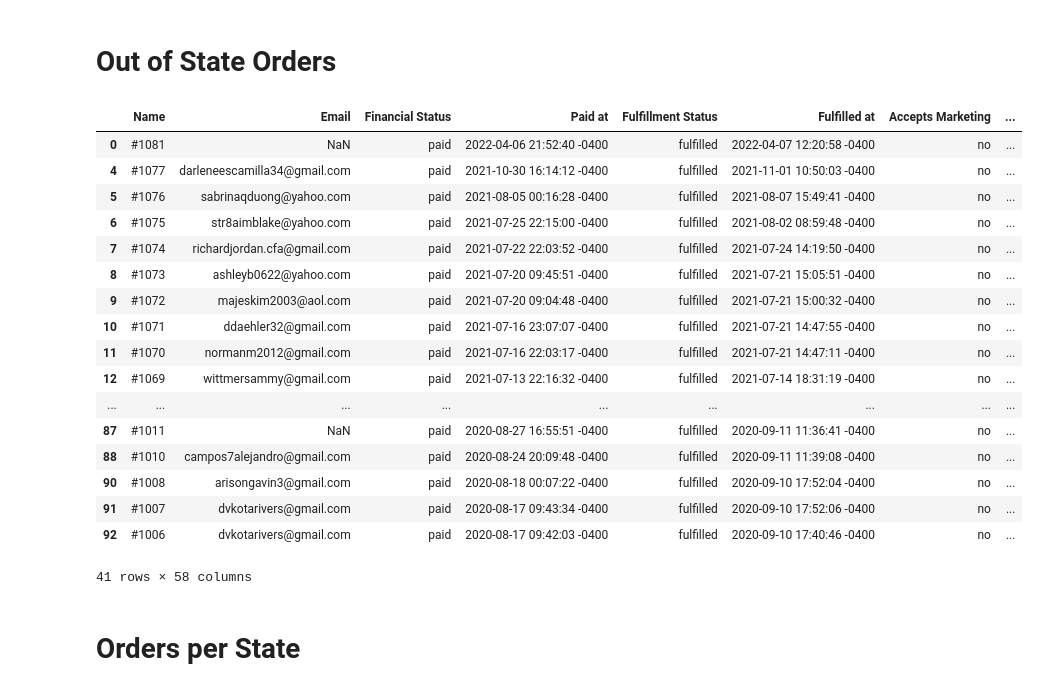
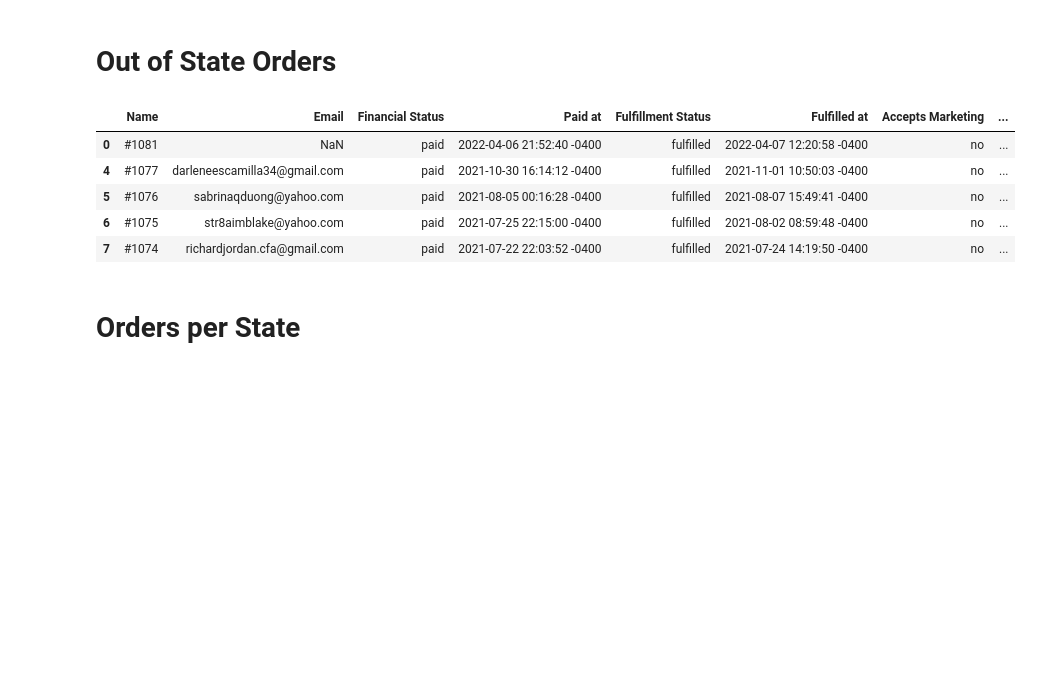
Before and after one commit to ethompson17/Explorer_Analytics, a Jupyter notebook: Explorer Analytics.ipynb, the cells around one changed output. Drawn from its saved outputs; the diff is of its cells as text; code cells hidden in the pictures; blank space fills up the shorter version.

```diff
--- a/Explorer Analytics.ipynb
+++ b/Explorer Analytics.ipynb
@@ -86,26 +86,14 @@ nomichigan = newdf[(newdf['Shipping Province Name'] != 'Michigan')]
 
 outofstate = b[b['Shipping Province Name'].notnull()]
 # %%
-outofstate
+outofstate.head()
 # %% [output]
 |  | Name | Email | Financial Status | Paid at | Fulfillment Status | Fulfilled at | Accepts Marketing | ... |
 | 0 | #1081 | NaN | paid | 2022-04-06 21:52:40 -0400 | fulfilled | 2022-04-07 12:20:58 -0400 | no | ... |
 | 4 | #1077 | darleneescamilla34@gmail.com | paid | 2021-10-30 16:14:12 -0400 | fulfilled | 2021-11-01 10:50:03 -0400 | no | ... |
 | 5 | #1076 | sabrinaqduong@yahoo.com | paid | 2021-08-05 00:16:28 -0400 | fulfilled | 2021-08-07 15:49:41 -0400 | no | ... |
 | 6 | #1075 | str8aimblake@yahoo.com | paid | 2021-07-25 22:15:00 -0400 | fulfilled | 2021-08-02 08:59:48 -0400 | no | ... |
 | 7 | #1074 | richardjordan.cfa@gmail.com | paid | 2021-07-22 22:03:52 -0400 | fulfilled | 2021-07-24 14:19:50 -0400 | no | ... |
-| 8 | #1073 | ashleyb0622@yahoo.com | paid | 2021-07-20 09:45:51 -0400 | fulfilled | 2021-07-21 15:05:51 -0400 | no | ... |
-| 9 | #1072 | majeskim2003@aol.com | paid | 2021-07-20 09:04:48 -0400 | fulfilled | 2021-07-21 15:00:32 -0400 | no | ... |
-| 10 | #1071 | ddaehler32@gmail.com | paid | 2021-07-16 23:07:07 -0400 | fulfilled | 2021-07-21 14:47:55 -0400 | no | ... |
-| 11 | #1070 | normanm2012@gmail.com | paid | 2021-07-16 22:03:17 -0400 | fulfilled | 2021-07-21 14:47:11 -0400 | no | ... |
-| 12 | #1069 | wittmersammy@gmail.com | paid | 2021-07-13 22:16:32 -0400 | fulfilled | 2021-07-14 18:31:19 -0400 | no | ... |
-| ... | ... | ... | ... | ... | ... | ... | ... | ... |
-| 87 | #1011 | NaN | paid | 2020-08-27 16:55:51 -0400 | fulfilled | 2020-09-11 11:36:41 -0400 | no | ... |
-| 88 | #1010 | campos7alejandro@gmail.com | paid | 2020-08-24 20:09:48 -0400 | fulfilled | 2020-09-11 11:39:08 -0400 | no | ... |
-| 90 | #1008 | arisongavin3@gmail.com | paid | 2020-08-18 00:07:22 -0400 | fulfilled | 2020-09-10 17:52:04 -0400 | no | ... |
-| 91 | #1007 | dvkotarivers@gmail.com | paid | 2020-08-17 09:43:34 -0400 | fulfilled | 2020-09-10 17:52:06 -0400 | no | ... |
-| 92 | #1006 | dvkotarivers@gmail.com | paid | 2020-08-17 09:42:03 -0400 | fulfilled | 2020-09-10 17:40:46 -0400 | no | ... |
-41 rows × 58 columns
 # %% [markdown]
 # Orders per State
 # %%
```
Also changed, not shown: parts of 3 cells of this notebook.
